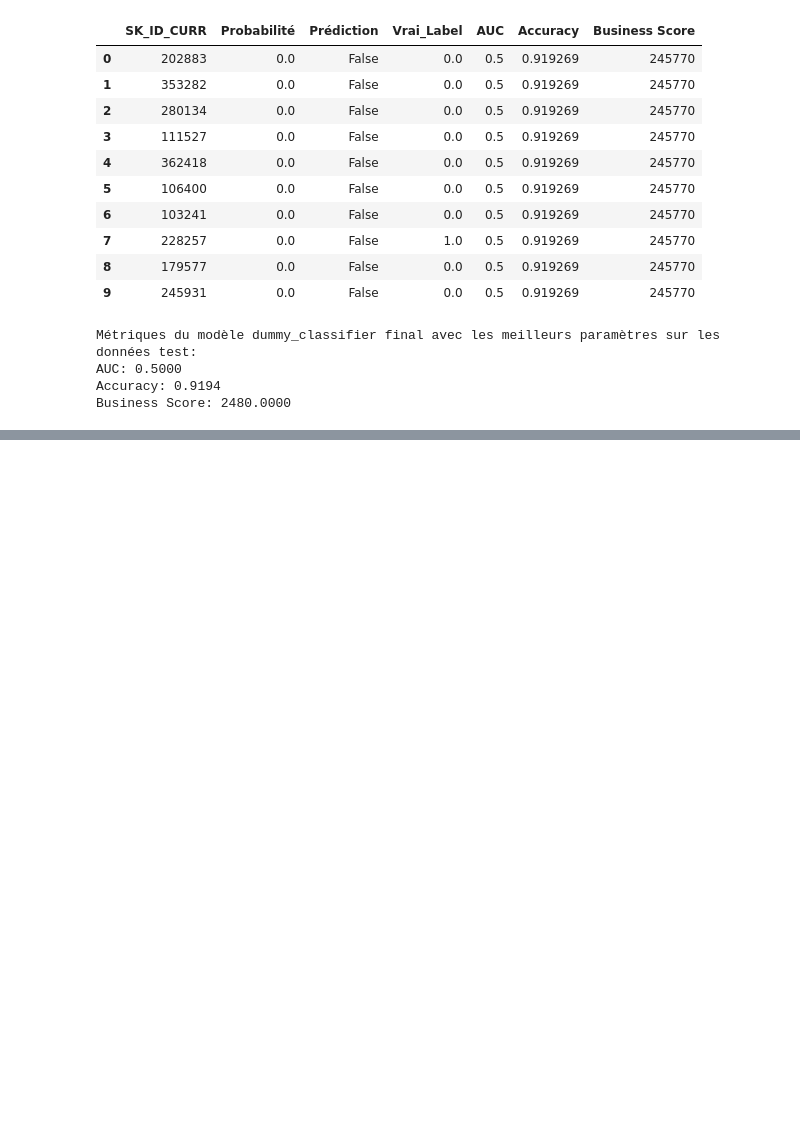
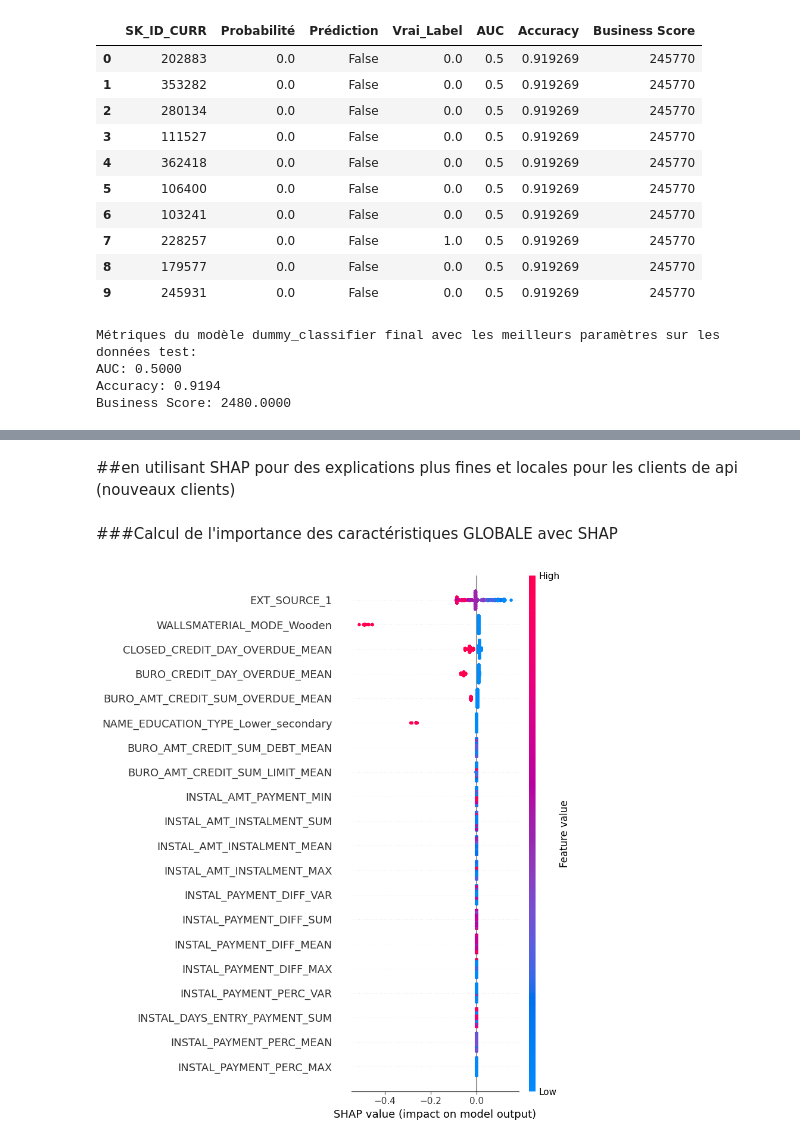
Before and after one commit to 1952ma/projet7, a Jupyter notebook: notebook_models.ipynb, the cells around one changed output, grey strips where cells are left out. Cells and saved outputs as stored; diff of their text form; code cells hidden in the pictures; blank space fills up the shorter version.

```diff
--- a/notebook_models.ipynb
+++ b/notebook_models.ipynb
@@ -3734,0 +3849,26 @@ Business Score: 2480.0000
+# %% [markdown]
+##en utilisant SHAP pour des explications plus fines et locales pour les clients de api (nouveaux clients)
+# %% [markdown]
+###Calcul de l'importance  des caractéristiques GLOBALE avec SHAP
+# %%
+import shap
+import lightgbm as lgb
+import pandas as pd
+import joblib
+
+#le modèle LightGBM
+model = joblib.load('lightgbm_model_f.joblib')
+
+# Charger les données d'entraînement pour la transformation
+X_train = pd.read_csv(r'c:\Users\HP\OneDrive\Documents\projet7\dfs\X_api.csv')
+
+# Créer un explainer SHAP pour LightGBM
+explainer = shap.Explainer(model, X_train)
+
+# Calculer les valeurs SHAP pour l'ensemble des données
+shap_values = explainer(X_train)
+
+# Visualisation globale de l'importance des caractéristiques
+shap.summary_plot(shap_values, X_train)
+# %% [output]
+[figure, added]
```
Also changed, not shown: parts of 11 cells of this notebook, 2 other files.
